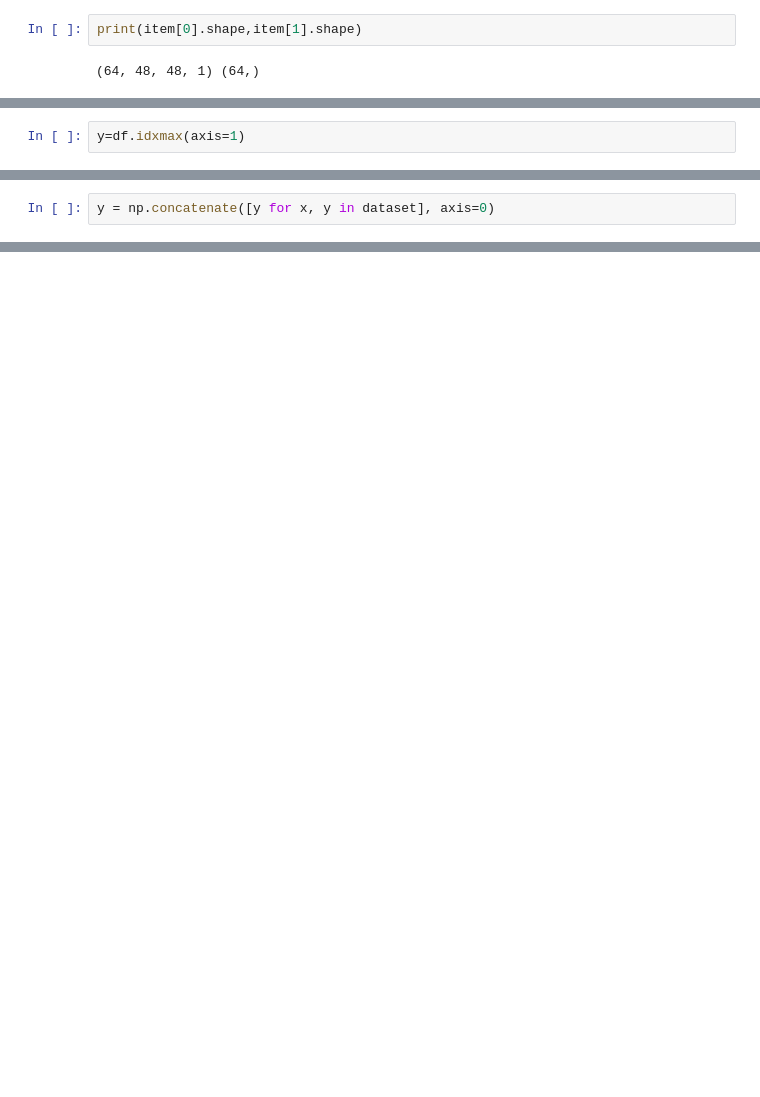
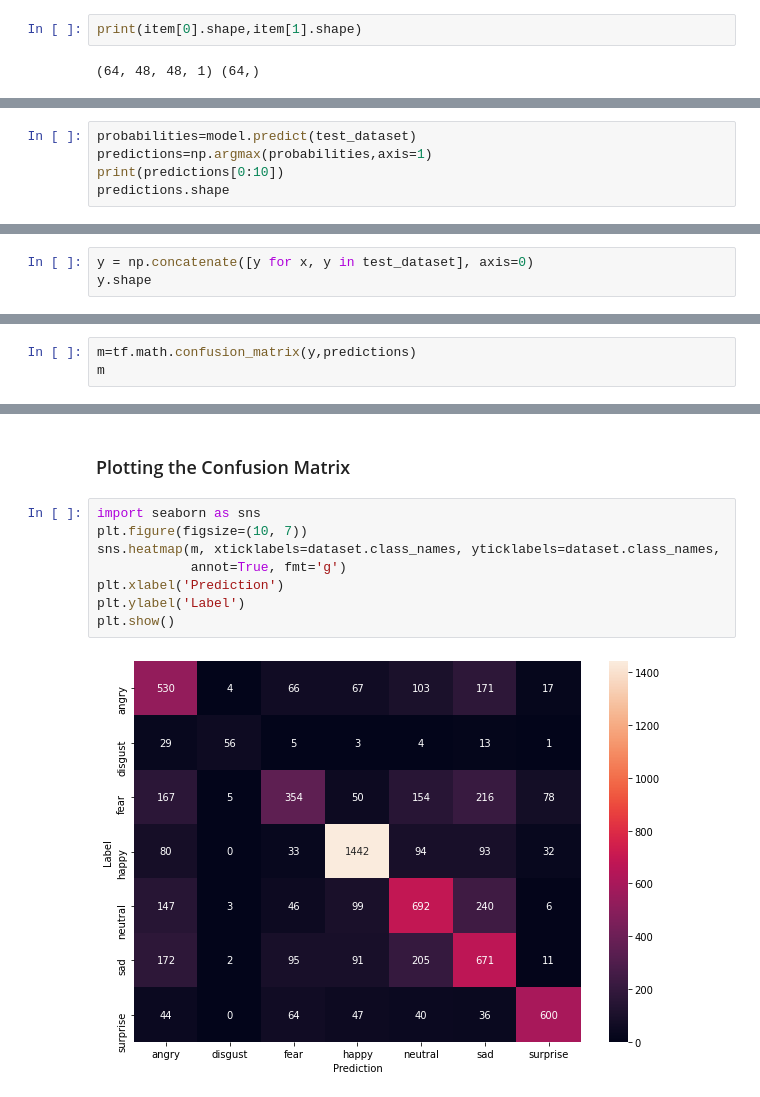
Before and after one commit to hikmatfarhat-ndu/CSC645, a Jupyter notebook: emotions.ipynb, the cells around one changed output, grey strips where cells are left out. Saved outputs shown, nothing was run; the diff lists cells and outputs as text; blank space fills up the shorter version.

```diff
--- a/emotions.ipynb
+++ b/emotions.ipynb
@@ -128,2 +137,0 @@ df=pd.DataFrame(y)
-# %%
-y=df.idxmax(axis=1)
@@ -147,0 +140,5 @@ numpy_labels.shape
+# %%
+probabilities=model.predict(test_dataset)
+predictions=np.argmax(probabilities,axis=1)
+print(predictions[0:10])
+predictions.shape
@@ -148,2 +147,3 @@ numpy_labels.shape
 # %%
-y = np.concatenate([y for x, y in dataset], axis=0)
+y = np.concatenate([y for x, y in test_dataset], axis=0)
+y.shape
@@ -153,0 +166,3 @@ y.shape
+# %%
+m=tf.math.confusion_matrix(y,predictions)
+m
@@ -153,0 +191,12 @@ y.shape
+# %% [markdown]
+### Plotting the Confusion Matrix
+# %%
+import seaborn as sns
+plt.figure(figsize=(10, 7))
+sns.heatmap(m, xticklabels=dataset.class_names, yticklabels=dataset.class_names,
+            annot=True, fmt='g')
+plt.xlabel('Prediction')
+plt.ylabel('Label')
+plt.show()
+# %% [output]
+[figure, added]
```
Also changed, not shown: parts of 38 cells of this notebook.
